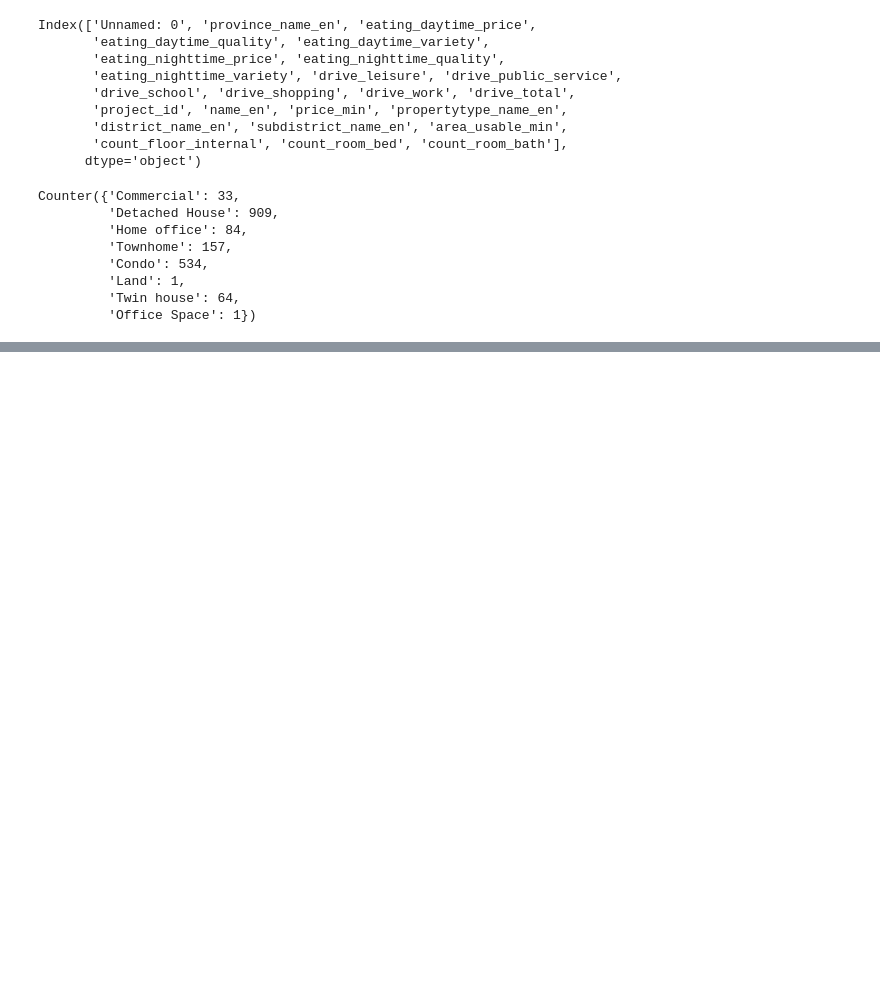
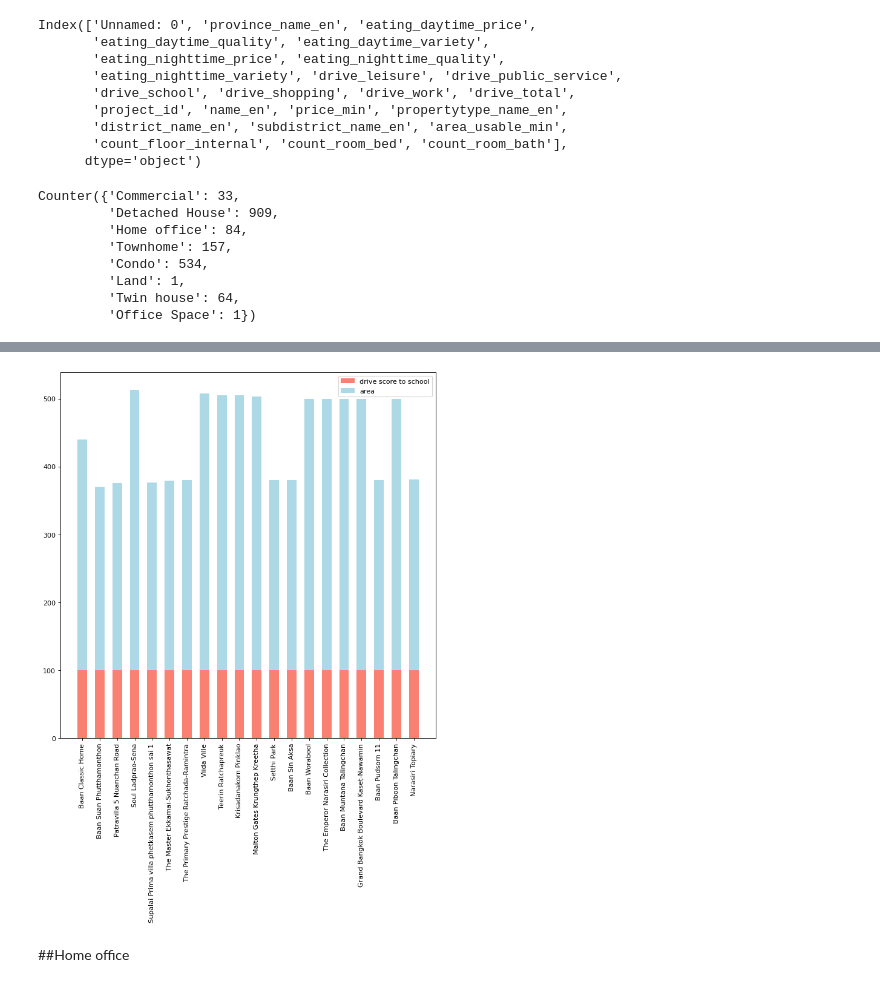
Before and after one commit to sucheerarighthere/BasicProg_DataViz65, a Jupyter notebook: FinalProject_Data.ipynb, the cells around one changed output, grey strips where cells are left out. Drawn from its saved outputs; the diff is of its cells as text; code cells hidden in the pictures; blank space fills up the shorter version.

```diff
--- a/FinalProject_Data.ipynb
+++ b/FinalProject_Data.ipynb
@@ -171,0 +150,10 @@ plt.xticks(x, labels, rotation='vertical')
+# %%
+ tenm[['propertytype_name_en','name_en','drive_school','area_usable_min']]
+dth=tenm[tenm['propertytype_name_en']=='Detached House']
+dthonlyuse = dth.groupby(['propertytype_name_en','name_en'])['drive_school','area_usable_min'].mean()
+#ถ้าจะเอาแค่5อัน
+eieidth = dthonlyuse.sort_values(by='area_usable_min',ascending=False)
+
+realdth = eieidth.sort_values(by='drive_school',ascending=False)
+dthuse=realdth.iloc[0:20,:]
+dthuse
@@ -171,0 +179,12 @@ plt.xticks(x, labels, rotation='vertical')
+# %%
+from matplotlib.pyplot import figure
+figure(figsize=(10,10), dpi=80)
+
+plt.bar([1,2,3,4,5,6,7,8,9,10,11,12,13,14,15,16,17,18,19,20],dthuse['drive_school'],label ='drive score to school',color='salmon',width=0.55)
+plt.bar([1,2,3,4,5,6,7,8,9,10,11,12,13,14,15,16,17,18,19,20],dthuse['area_usable_min'],bottom=dthuse['drive_school'],label ='area',color='lightblue',width=0.55)
+plt.xticks([1,2,3,4,5,6,7,8,9,10,11,12,13,14,15,16,17,18,19,20],dthuse.reset_index()['name_en'],rotation=90)
+plt.legend();
+# %% [output]
+[figure, added]
+# %% [markdown]
+##Home office
```
Also changed, not shown: parts of 25 cells of this notebook.
